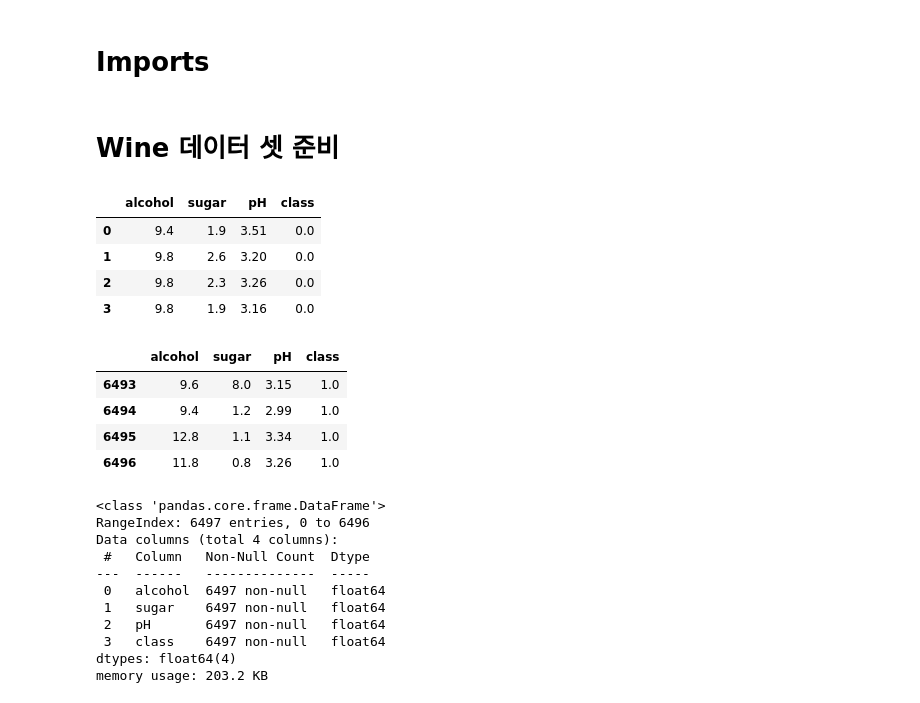
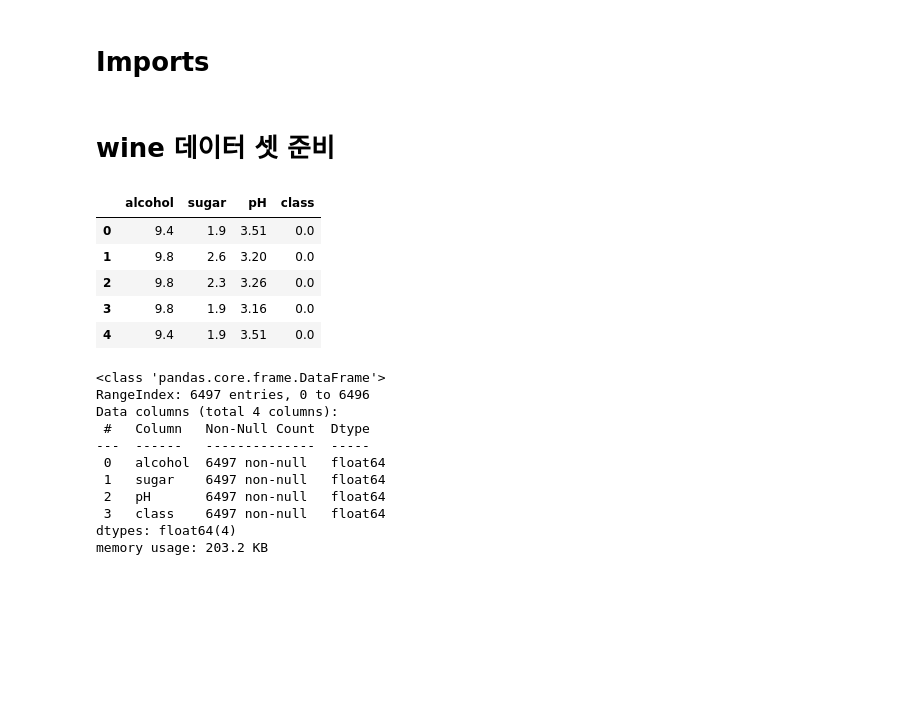
Before and after one commit to DavidJeonKr/lab_python, a Jupyter notebook: ml10_tree.ipynb, the cells around one changed output. Drawn from its saved outputs; the diff is of its cells as text; code cells hidden in the pictures; blank space fills up the shorter version.

```diff
--- a/ml10_tree.ipynb
+++ b/ml10_tree.ipynb
@@ -11,27 +11,20 @@ from sklearn.model_selection import train_test_split
 from sklearn.tree import DecisionTreeClassifier, plot_tree
 from sklearn.metrics import confusion_matrix, accuracy_score
 # %% [markdown]
-# Wine 데이터 셋 준비
+# wine 데이터 셋 준비
 # %%
 wine_csv = 'https://github.com/JakeOh/202110_itw_lab_python/raw/main/wine.csv'
 # %%
 wine = pd.read_csv(wine_csv)
 # %%
-wine.head(4)
+wine.head()
 # %% [output]
 |  | alcohol | sugar | pH | class |
 | 0 | 9.4 | 1.9 | 3.51 | 0.0 |
 | 1 | 9.8 | 2.6 | 3.20 | 0.0 |
 | 2 | 9.8 | 2.3 | 3.26 | 0.0 |
 | 3 | 9.8 | 1.9 | 3.16 | 0.0 |
+| 4 | 9.4 | 1.9 | 3.51 | 0.0 |
-# %%
-wine.tail(4)
-# %% [output]
-|  | alcohol | sugar | pH | class |
-| 6493 | 9.6 | 8.0 | 3.15 | 1.0 |
-| 6494 | 9.4 | 1.2 | 2.99 | 1.0 |
-| 6495 | 12.8 | 1.1 | 3.34 | 1.0 |
-| 6496 | 11.8 | 0.8 | 3.26 | 1.0 |
 # %%
 wine.info()
 # %% [output]
```
Also changed, not shown: parts of 58 cells of this notebook.
